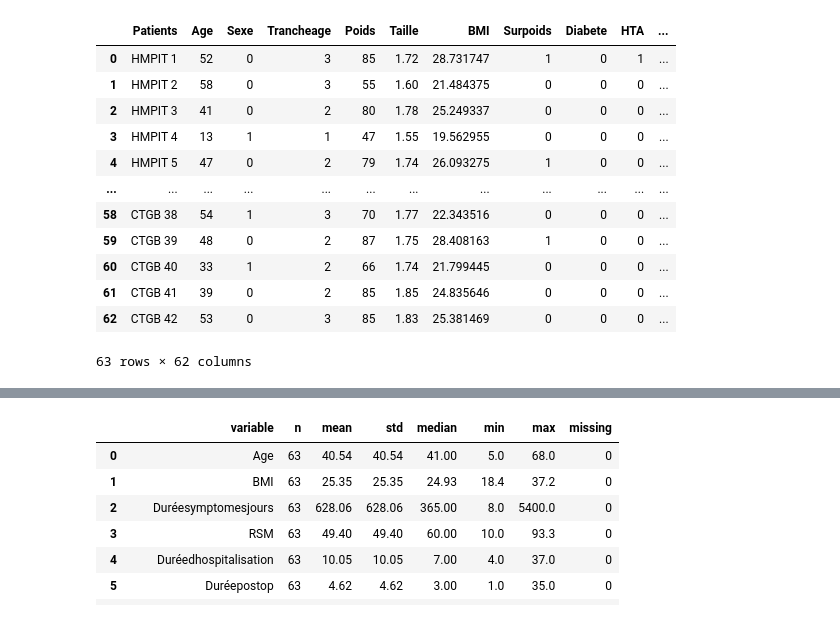
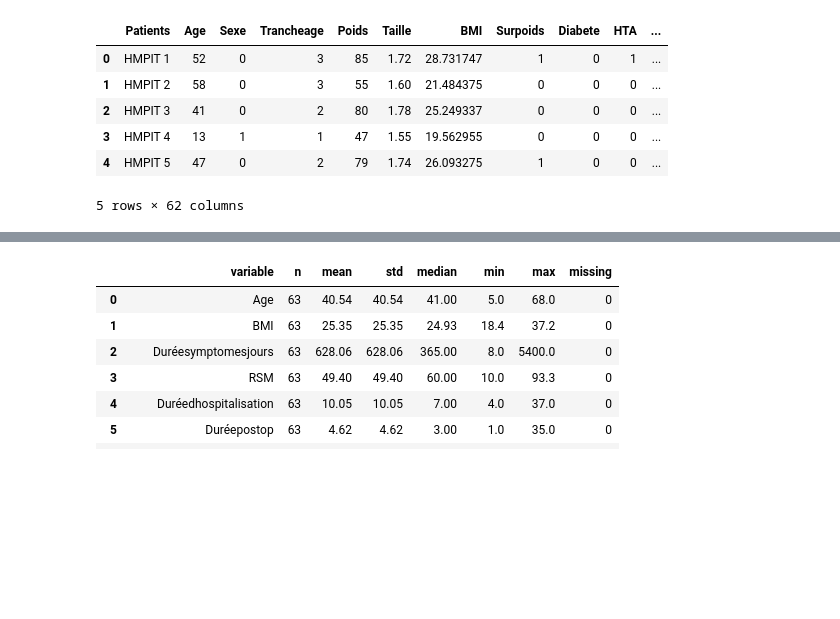
Before and after one commit to bastienbotrel/these_kerima, a Jupyter notebook: analyses.ipynb, the cells around one changed output, grey strips where cells are left out. Saved outputs shown, nothing was run; the diff lists cells and outputs as text; code cells hidden in the pictures; blank space fills up the shorter version.

```diff
--- a/analyses.ipynb
+++ b/analyses.ipynb
@@ -7,17 +8,11 @@ import scipy.stats as stats
 # %%
 dataset = pd.read_excel("data/SPSSMCCO.xlsx")
-dataset
+dataset.head()
 # %% [output]
 |  | Patients | Age | Sexe | Trancheage | Poids | Taille | BMI | Surpoids | Diabete | HTA | ... |
 | 0 | HMPIT 1 | 52 | 0 | 3 | 85 | 1.72 | 28.731747 | 1 | 0 | 1 | ... |
 | 1 | HMPIT 2 | 58 | 0 | 3 | 55 | 1.60 | 21.484375 | 0 | 0 | 0 | ... |
 | 2 | HMPIT 3 | 41 | 0 | 2 | 80 | 1.78 | 25.249337 | 0 | 0 | 0 | ... |
 | 3 | HMPIT 4 | 13 | 1 | 1 | 47 | 1.55 | 19.562955 | 0 | 0 | 0 | ... |
 | 4 | HMPIT 5 | 47 | 0 | 2 | 79 | 1.74 | 26.093275 | 1 | 0 | 0 | ... |
-| ... | ... | ... | ... | ... | ... | ... | ... | ... | ... | ... | ... |
-| 58 | CTGB 38 | 54 | 1 | 3 | 70 | 1.77 | 22.343516 | 0 | 0 | 0 | ... |
-| 59 | CTGB 39 | 48 | 0 | 2 | 87 | 1.75 | 28.408163 | 1 | 0 | 0 | ... |
-| 60 | CTGB 40 | 33 | 1 | 2 | 66 | 1.74 | 21.799445 | 0 | 0 | 0 | ... |
-| 61 | CTGB 41 | 39 | 0 | 2 | 85 | 1.85 | 24.835646 | 0 | 0 | 0 | ... |
-| 62 | CTGB 42 | 53 | 0 | 3 | 85 | 1.83 | 25.381469 | 0 | 0 | 0 | ... |
-63 rows × 62 columns
+5 rows × 62 columns
```
Also changed, not shown: parts of 69 cells of this notebook.
